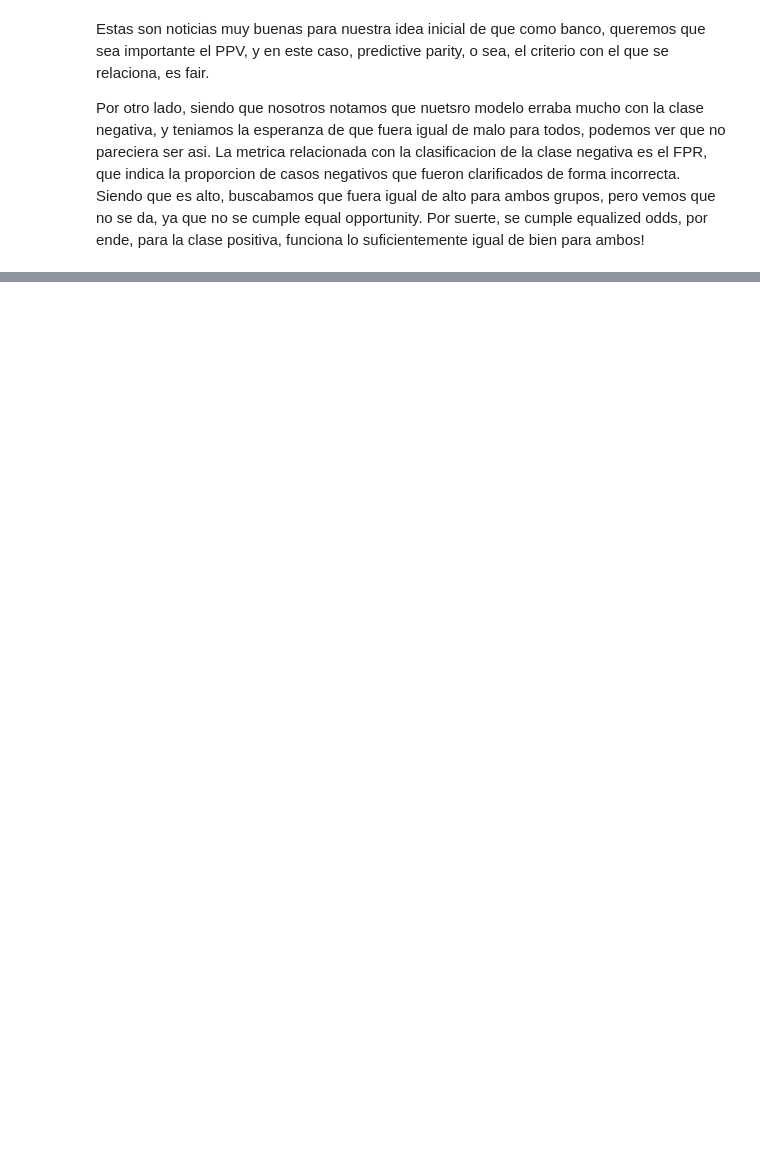
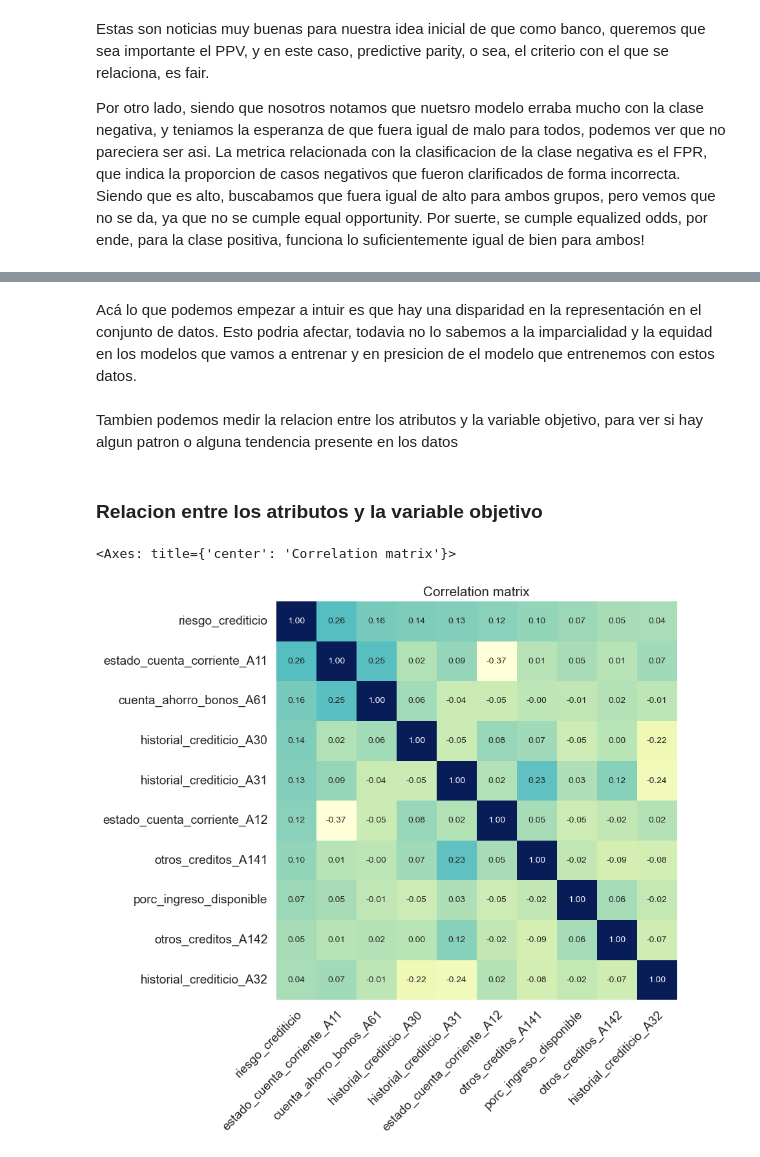
Before and after one commit to ezemartlopez/TP-Integrador-Equidad-en-Aprendizaje-Autom-tico, a Jupyter notebook: 01_Conjunto_datos.ipynb, the cells around one changed output, grey strips where cells are left out. Drawn from its saved outputs; the diff is of its cells as text; code cells hidden in the pictures; blank space fills up the shorter version.

```diff
--- a/01_Conjunto_datos.ipynb
+++ b/01_Conjunto_datos.ipynb
@@ -1151,0 +1220,21 @@ Por otro lado, siendo que nosotros notamos que nuetsro modelo erraba mucho con l
+# %% [markdown]
+Acá lo que podemos empezar a intuir es que hay una disparidad en la representación en el conjunto de datos. Esto podria afectar, todavia no lo sabemos a la imparcialidad y la equidad en los modelos que vamos a entrenar y en  presicion de el modelo que entrenemos con estos datos.
+# %% [markdown]
+Tambien podemos medir la relacion entre los atributos y la variable objetivo, para ver si hay algun patron o alguna tendencia presente en los datos
+# %% [markdown]
+### Relacion entre los atributos y la variable objetivo
+# %%
+from holisticai.datasets.plots import correlation_matrix_plot
+# Matriz de correlacion para atributos relacionados al historial crediticio/ situacion economica
+correlation_matrix_plot(features_encoded, features = ['porc_ingreso_disponible',
+       'num_creditos_banco', 'estado_cuenta_corriente_A11', 'estado_cuenta_corriente_A12',
+       'estado_cuenta_corriente_A13', 'estado_cuenta_corriente_A14',
+       'historial_crediticio_A30', 'historial_crediticio_A31',
+       'historial_crediticio_A32', 'historial_crediticio_A33',
+       'historial_crediticio_A34', 'cuenta_ahorro_bonos_A61',
+       'cuenta_ahorro_bonos_A62', 'cuenta_ahorro_bonos_A63',
+       'cuenta_ahorro_bonos_A64', 'cuenta_ahorro_bonos_A65','otros_creditos_A141', 'otros_creditos_A142',
+       'otros_creditos_A143'], target_feature='riesgo_crediticio',  size=(8, 8), n_features=10)
+# %% [output]
+<Axes: title={'center': 'Correlation matrix'}>
+[figure, added]
```
Also changed, not shown: parts of 18 cells of this notebook.
